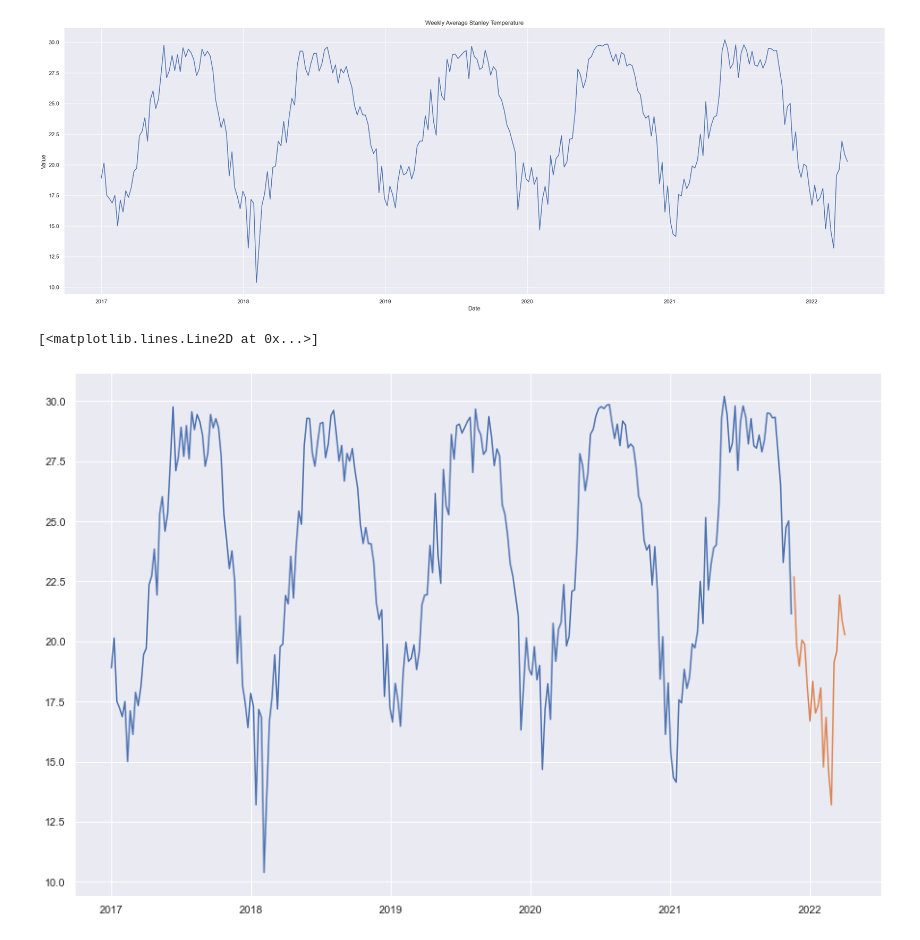
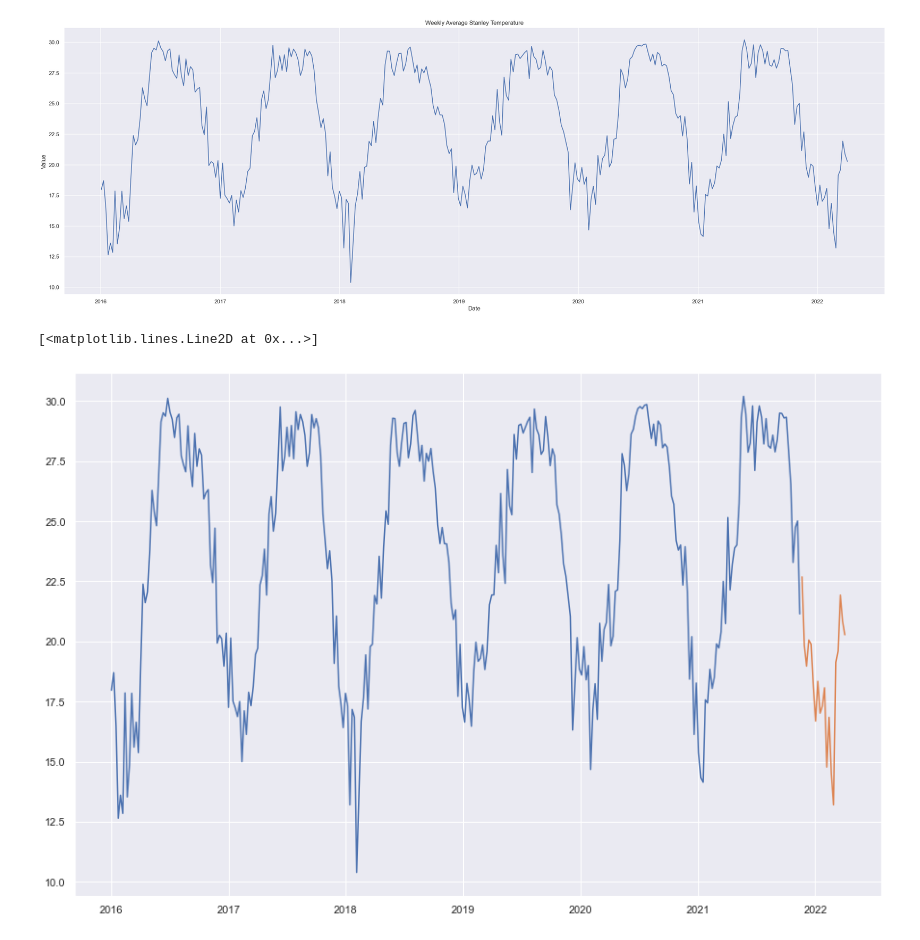
Before and after one commit to Nonug/stat4601-project, a Jupyter notebook: model_fitting.ipynb, the cells around one changed output. Saved outputs shown, nothing was run; the diff lists cells and outputs as text; code cells hidden in the pictures.

```diff
--- a/model_fitting.ipynb
+++ b/model_fitting.ipynb
@@ -23,15 +28,15 @@ Freq: D, Name: temperature, dtype: float64
 # %%
 # Draw Plot
 sns.set_theme()
 
-start="2017-01-01"
+start="2016-01-01"
 range_df = df.loc[start:]
 df_week = range_df.resample('W').mean()
 
 # sns.lineplot(data=range_df,x=range_df.index,y=range_df.values)
 plot_df(df_week, title='Weekly Average Stanley Temperature')
 # %% [output]
-[figure, old version]
+[figure, new version]
 # %%
 # Create Training and Test
 test_size = 20
@@ -45,4 +50,4 @@ plt.plot(train[:])
 plt.plot(test)
 # %% [output]
 [<matplotlib.lines.Line2D at 0x...>]
-[figure, old version]
+[figure, new version]
```
Also changed, not shown: parts of 20 cells of this notebook, 2 other files.
